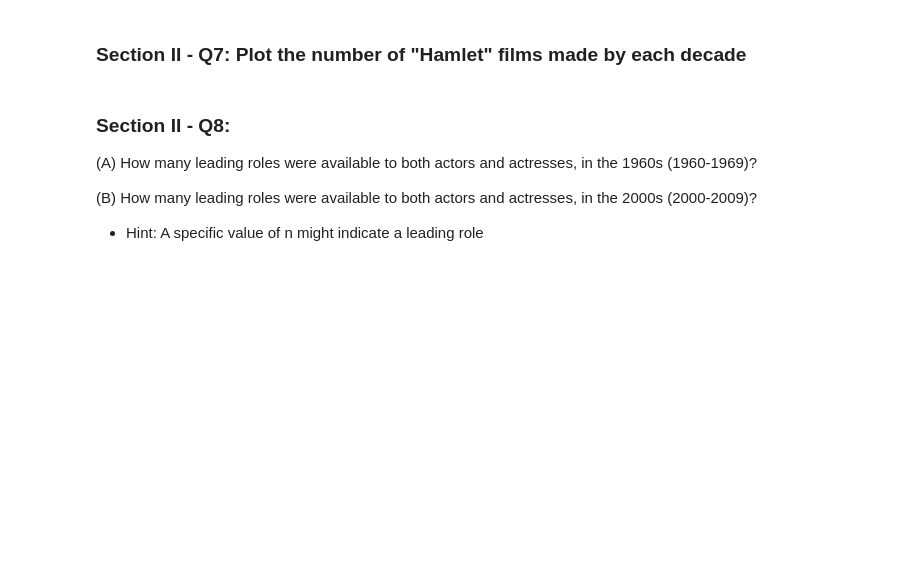
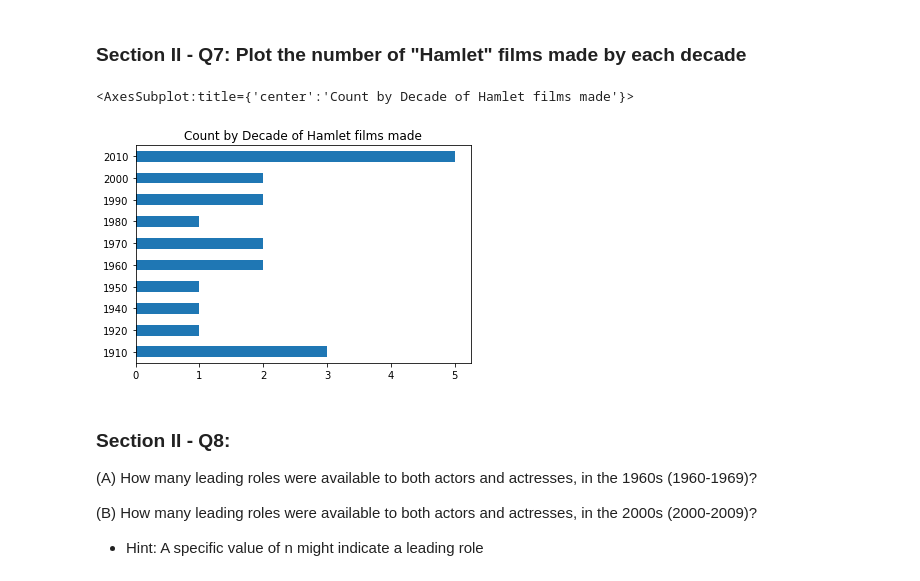
Before and after one commit to llpyyz/mec-mini-projects, a Jupyter notebook: mec-5.3.10-data-wranging-with-pandas-mini-project/Mini_Project_Data_Wrangling_Pandas.ipynb, the cells around one changed output. Saved outputs shown, nothing was run; the diff lists cells and outputs as text; code cells hidden in the pictures; blank space fills up the shorter version.

```diff
--- a/mec-5.3.10-data-wranging-with-pandas-mini-project/Mini_Project_Data_Wrangling_Pandas.ipynb
+++ b/mec-5.3.10-data-wranging-with-pandas-mini-project/Mini_Project_Data_Wrangling_Pandas.ipynb
@@ -286,5 +571,19 @@ top_ten.plot(kind='barh')
 # %% [markdown]
 ### Section II - Q7: Plot the number of "Hamlet" films made by each decade
+# %%
+title = "Hamlet"
+movie2 = pd.concat([movies, movie_decade], axis=1)
+
+movie_title_by_decade = movie2[movie2["title"] == title]\
+.sort_values(by=['year'])\
+.decade\
+.value_counts()\
+.sort_index()
+
+movie_title_by_decade.plot(kind='barh', title=f'Count by Decade of {title} films made')
+# %% [output]
+<AxesSubplot:title={'center':'Count by Decade of Hamlet films made'}>
+[figure, added]
 # %% [markdown]
 ### Section II - Q8:
 
```
Also changed, not shown: parts of 54 cells of this notebook.
